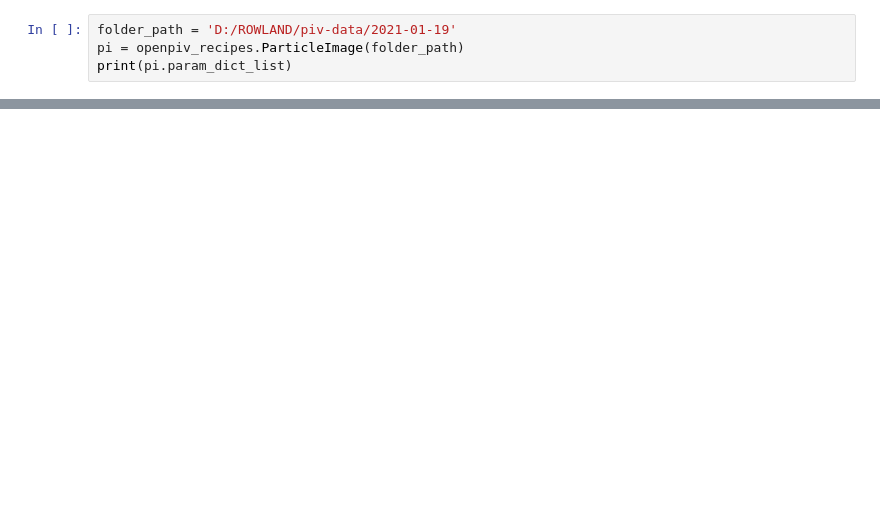
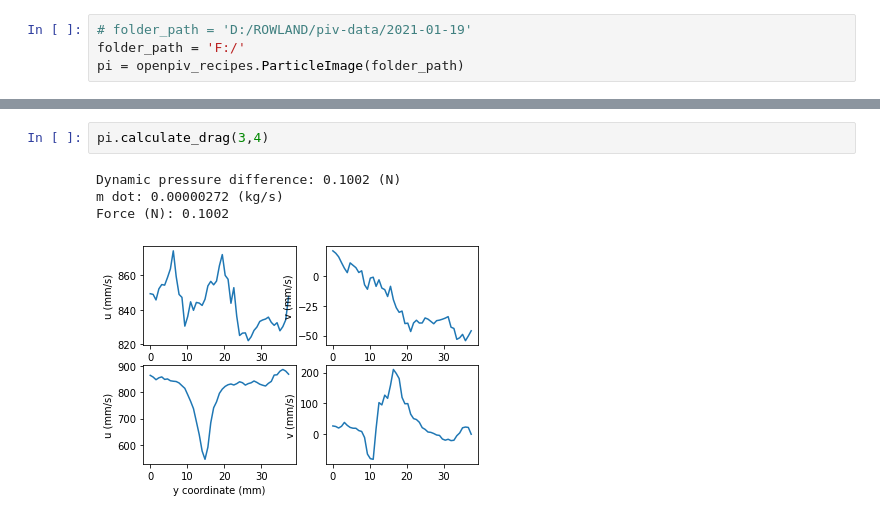
Before and after one commit to yeonsu-jung/piv_recipes, a Jupyter notebook: 2021-01-31.ipynb, the cells around one changed output, grey strips where cells are left out. Saved outputs shown, nothing was run; the diff lists cells and outputs as text; blank space fills up the shorter version.

```diff
--- a/2021-01-31.ipynb
+++ b/2021-01-31.ipynb
@@ -36,4 +13,4 @@ importlib.reload(openpiv_recipes)
 # %%
-folder_path = 'D:/ROWLAND/piv-data/2021-01-19'
+# folder_path = 'D:/ROWLAND/piv-data/2021-01-19'
+folder_path = 'F:/'
 pi = openpiv_recipes.ParticleImage(folder_path)
-print(pi.param_dict_list)
@@ -53,0 +43,7 @@ print(pi.param_dict_list)
+# %%
+pi.calculate_drag(3,4)
+# %% [output]
+Dynamic pressure difference: 0.1002 (N)
+m dot: 0.00000272 (kg/s)
+Force (N): 0.1002
+[figure, added]
```
Also changed, not shown: parts of 22 cells of this notebook, 1 other file.
